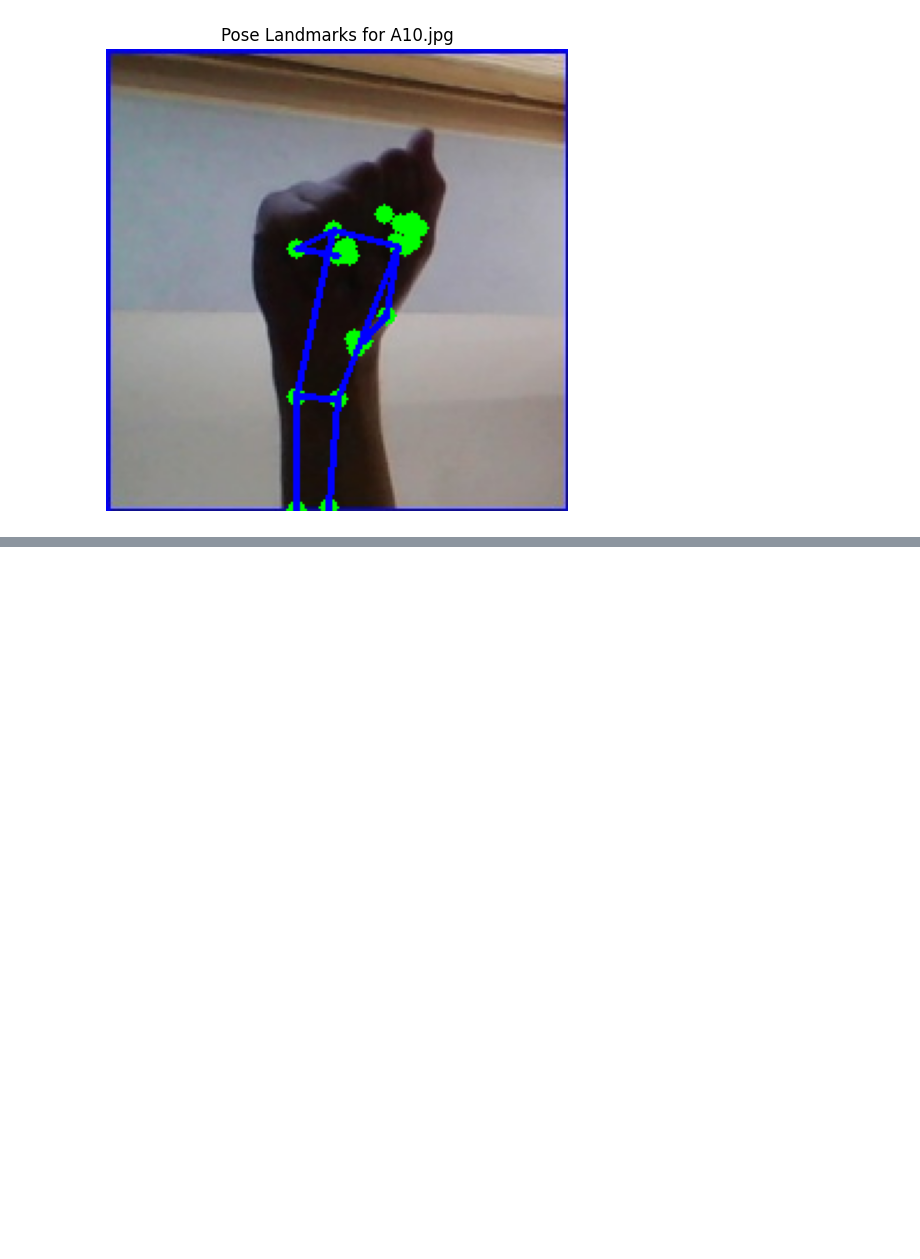
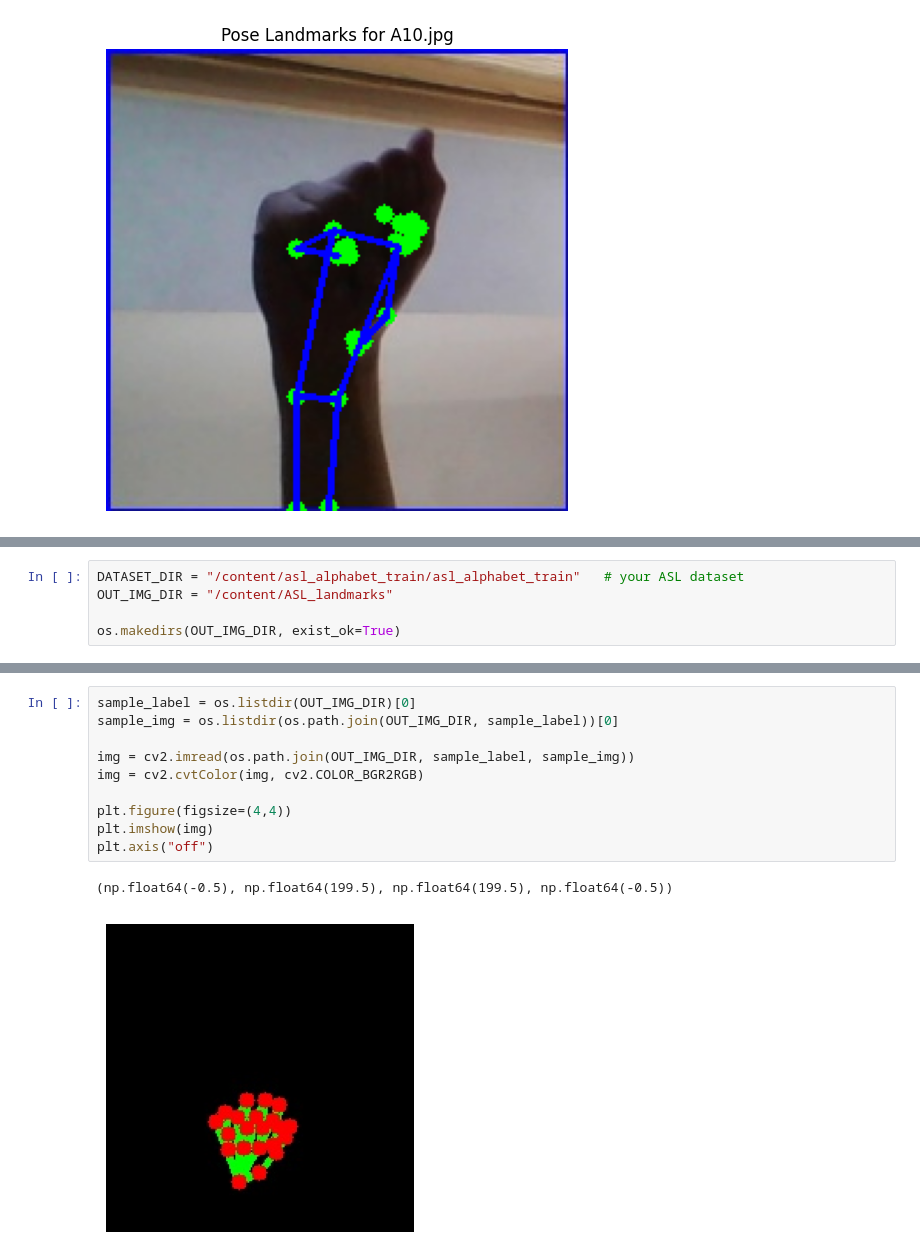
Before and after one commit to JenniEun/pose_extraction_mediapipe, a Jupyter notebook: pose_extraction_mediapipe.ipynb, the cells around one changed output, grey strips where cells are left out. Cells and saved outputs as stored; diff of their text form; blank space fills up the shorter version.

```diff
--- a/pose_extraction_mediapipe.ipynb
+++ b/pose_extraction_mediapipe.ipynb
@@ -794,0 +834,5 @@ Pose landmarks detected!
+# %%
+DATASET_DIR = "/content/asl_alphabet_train/asl_alphabet_train"   # your ASL dataset
+OUT_IMG_DIR = "/content/ASL_landmarks"
+
+os.makedirs(OUT_IMG_DIR, exist_ok=True)
@@ -794,0 +955,13 @@ Pose landmarks detected!
+# %%
+sample_label = os.listdir(OUT_IMG_DIR)[0]
+sample_img = os.listdir(os.path.join(OUT_IMG_DIR, sample_label))[0]
+
+img = cv2.imread(os.path.join(OUT_IMG_DIR, sample_label, sample_img))
+img = cv2.cvtColor(img, cv2.COLOR_BGR2RGB)
+
+plt.figure(figsize=(4,4))
+plt.imshow(img)
+plt.axis("off")
+# %% [output]
+(np.float64(-0.5), np.float64(199.5), np.float64(199.5), np.float64(-0.5))
+[figure, added]
```
Also changed, not shown: parts of 21 cells of this notebook.
